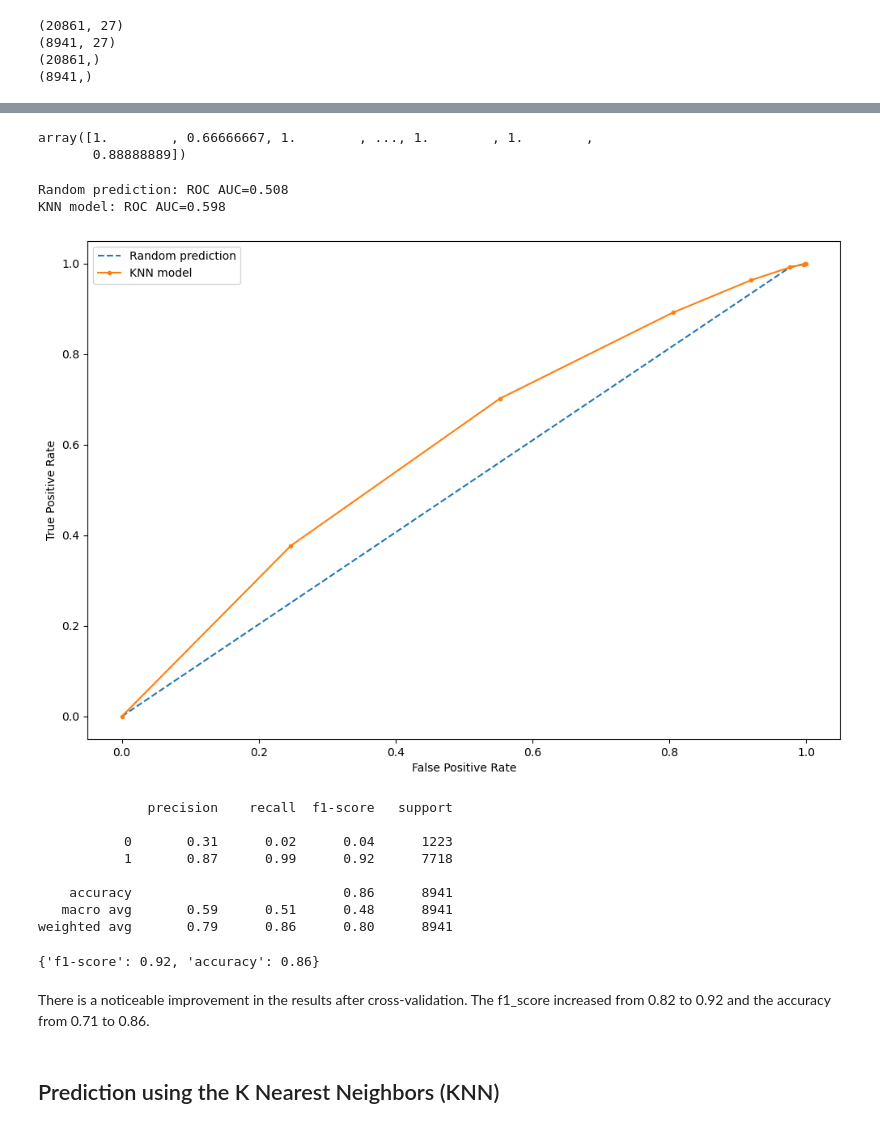
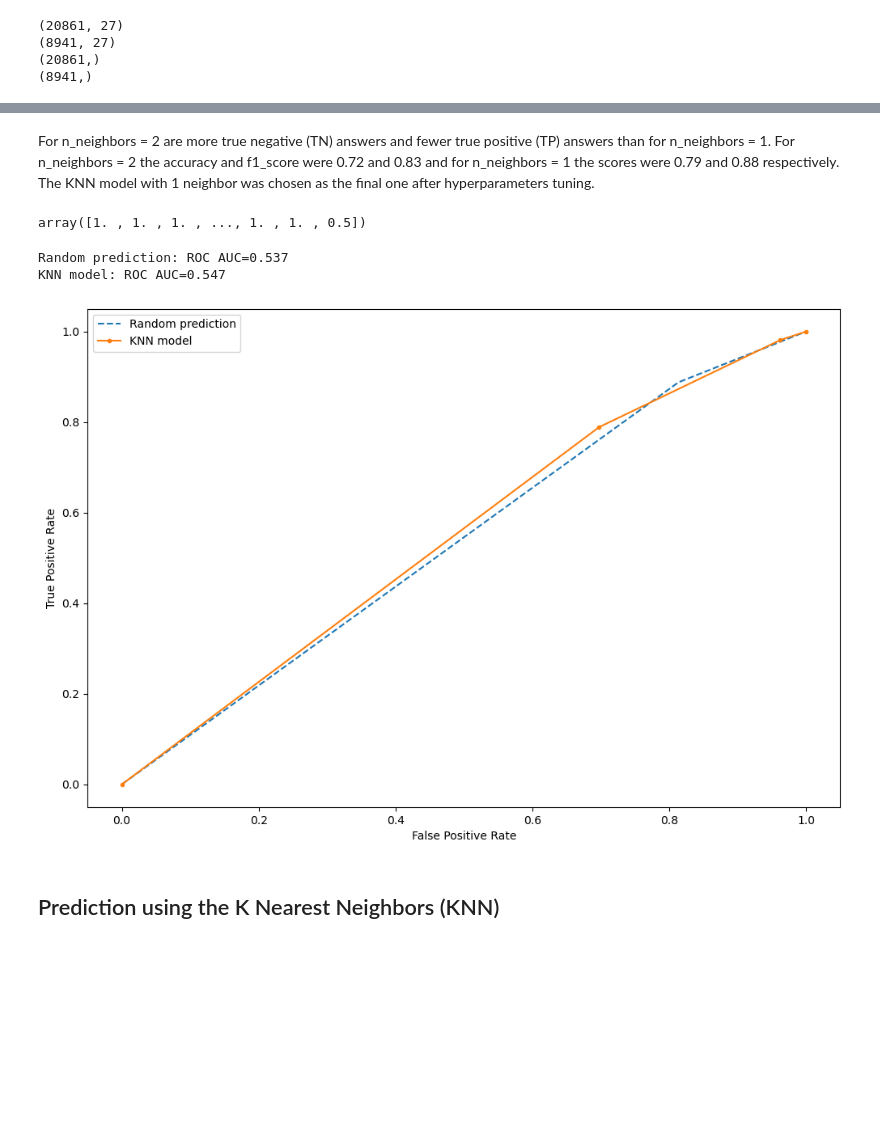
Before and after one commit to bartekwphd/Project_LC, a Jupyter notebook: Project part 4 - Modeling.ipynb, the cells around one changed output, grey strips where cells are left out. Saved outputs shown, nothing was run; the diff lists cells and outputs as text; code cells hidden in the pictures; blank space fills up the shorter version.

```diff
--- a/Project part 4 - Modeling.ipynb
+++ b/Project part 4 - Modeling.ipynb
@@ -1005,0 +1222,3 @@ count_y_pred
+# %%
+knn_2 = KNeighborsClassifier(n_neighbors=2, metric='manhattan')
+knn_2.fit(X_scaled_train, y_scaled_train)
@@ -1005,0 +1239,7 @@ count_y_pred
+# %%
+knn_1 = KNeighborsClassifier(n_neighbors=1, metric='manhattan')
+knn_1 = knn_1.fit(X_scaled_train, y_scaled_train)
+# %%
+y_pred1 = knn_1.predict(X_scaled_test)
+count_y_pred1 = np.unique(y_pred1, return_counts=True)
+count_y_pred1
@@ -1006,55 +1269,39 @@ count_y_pred
+# %% [markdown]
+For n_neighbors = 2 are more true negative (TN) answers and fewer true positive (TP) answers than for n_neighbors = 1. For n_neighbors = 2 the accuracy and f1_score were 0.72 and 0.83 and for n_neighbors = 1 the scores were 0.79 and 0.88 respectively. The KNN model with 1 neighbor was chosen as the final one after hyperparameters tuning.
 # %%
-y_proba = knn_final.predict_proba(X_scaled_test)[:, 1]
+y_proba = knn.predict_proba(X_scaled_test)[:, 1]
 y_proba
 # %% [output]
-array([1.        , 0.66666667, 1.        , ..., 1.        , 1.        ,
-       0.88888889])
+array([1. , 1. , 1. , ..., 1. , 1. , 0.5])
 # %%
 # Ploting the roc_curve and calculating the roc_auc_score
 
 from sklearn.metrics import roc_curve
 from sklearn.metrics import roc_auc_score
 
-rp_auc = roc_auc_score(y_scaled_test, y_pred)
+rp_auc = roc_auc_score(y_scaled_test, y_pred1)
 rf_auc = roc_auc_score(y_scaled_test, y_proba)
 
 # Summarizing scores
 print('Random prediction: ROC AUC=%.3f' % (rp_auc))
 print('KNN model: ROC AUC=%.3f' % (rf_auc))
 
 # Calculating roc curves
-rp_fpr, rp_tpr, _ = roc_curve(y_scaled_test, y_pred)
+rp_fpr, rp_tpr, _ = roc_curve(y_scaled_test, y_pred1)
 rf_fpr, rf_tpr, _ = roc_curve(y_scaled_test, y_proba)
 
 # Ploting the roc curve for the model
 plt.figure(figsize=(12,8))
 plt.plot(rp_fpr, rp_tpr, linestyle='--', label='Random prediction')
 plt.plot(rf_fpr, rf_tpr, marker='.', label='KNN model')
 plt.xlabel('False Positive Rate')
 plt.ylabel('True Positive Rate')
 plt.legend()
 plt.show()
 # %% [output]
-Random prediction: ROC AUC=0.508
-KNN model: ROC AUC=0.598
+Random prediction: ROC AUC=0.537
+KNN model: ROC AUC=0.547
-[figure, old version]
+[figure, new version]
-# %%
-print(classification_report(y_scaled_test, y_pred, zero_division=1))
-
-knn_pca_pr = evaluate(y_pred, y_scaled_test)
-knn_pca_pr
-# %% [output]
-              precision    recall  f1-score   support
-
-           0       0.31      0.02      0.04      1223
-           1       0.87      0.99      0.92      7718
-
-    accuracy                           0.86      8941
-   macro avg       0.59      0.51      0.48      8941
-weighted avg       0.79      0.86      0.80      8941
-{'f1-score': 0.92, 'accuracy': 0.86}
-# %% [markdown]
-There is a noticeable improvement in the results after cross-validation. The f1_score increased from 0.82 to 0.92 and the accuracy from 0.71 to 0.86.
 # %% [markdown]
 ## Prediction using the K Nearest Neighbors (KNN)
 # %%
```
Also changed, not shown: parts of 134 cells of this notebook.
